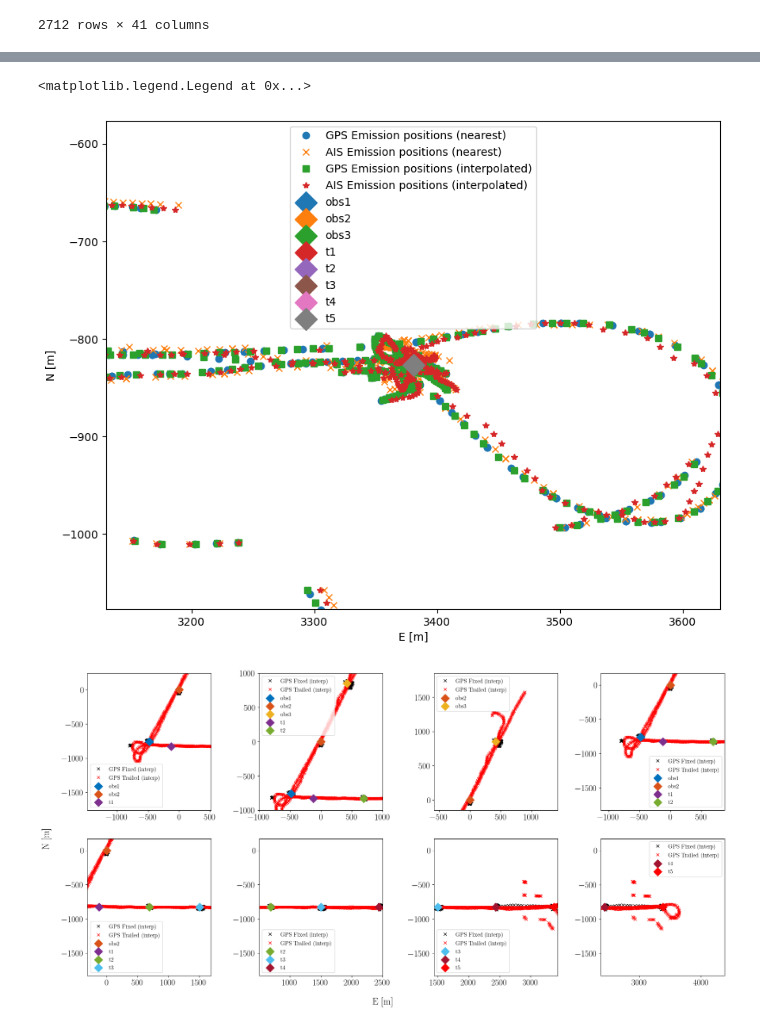
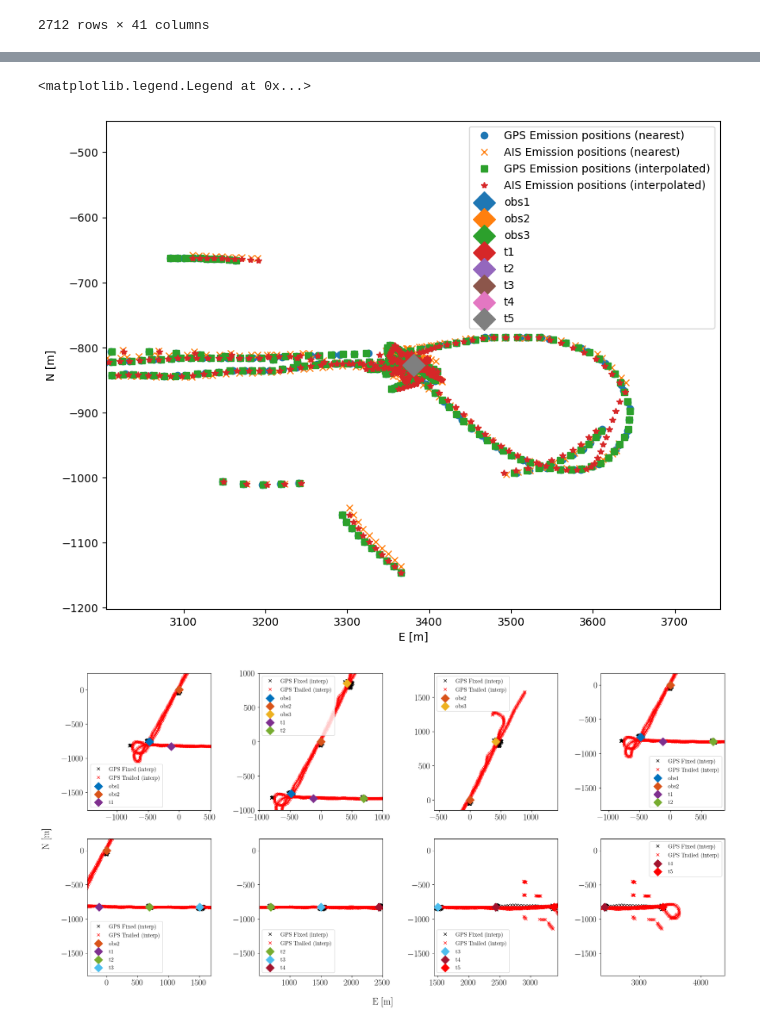
Before and after one commit to BaptisteMGit/ubf_tools, a Jupyter notebook: real_data_analysis/fiberscope_groix/src/data_processing/emission_time_pos.ipynb, the cells around one changed output, grey strips where cells are left out. Saved outputs shown, nothing was run; the diff lists cells and outputs as text; code cells hidden in the pictures.

```diff
--- a/real_data_analysis/fiberscope_groix/src/data_processing/emission_time_pos.ipynb
+++ b/real_data_analysis/fiberscope_groix/src/data_processing/emission_time_pos.ipynb
@@ -634,36 +634,36 @@ plt.xlabel("E [m]")
 plt.ylabel("N [m]")
 
 keys = ["obs1", "obs2", "obs3", "t1", "t2", "t3", "t4", "t5"]
 for k in keys:
     e = ds_gps.attrs[f"{k}_e_apriori"]
     n = ds_gps.attrs[f"{k}_n_apriori"]
     plt.scatter(
         e,
         n,
         marker="D",
         label=k,
         zorder=10,
         s=200,
     )
 
 # ZOOM on one position
-de = 500
-dn = 500
+de = 750
+dn = 750
 src_pos_id = "t5"
 plt.xlim(
     ds_gps.attrs[f"{src_pos_id}_e_apriori"] - de / 2,
     ds_gps.attrs[f"{src_pos_id}_e_apriori"] + de / 2,
 )
 plt.ylim(
     ds_gps.attrs[f"{src_pos_id}_n_apriori"] - dn / 2,
     ds_gps.attrs[f"{src_pos_id}_n_apriori"] + dn / 2,
 )
 
 
 plt.legend()
 # %% [output]
 <matplotlib.legend.Legend at 0x...>
-[figure, old version]
+[figure, new version]
 # %%
 # Plot
 pfig = PubFigure(ticks_fontsize=18, label_fontsize=20, legend_fontsize=12)
```
Also changed, not shown: parts of 7 cells of this notebook, 10 other files.
